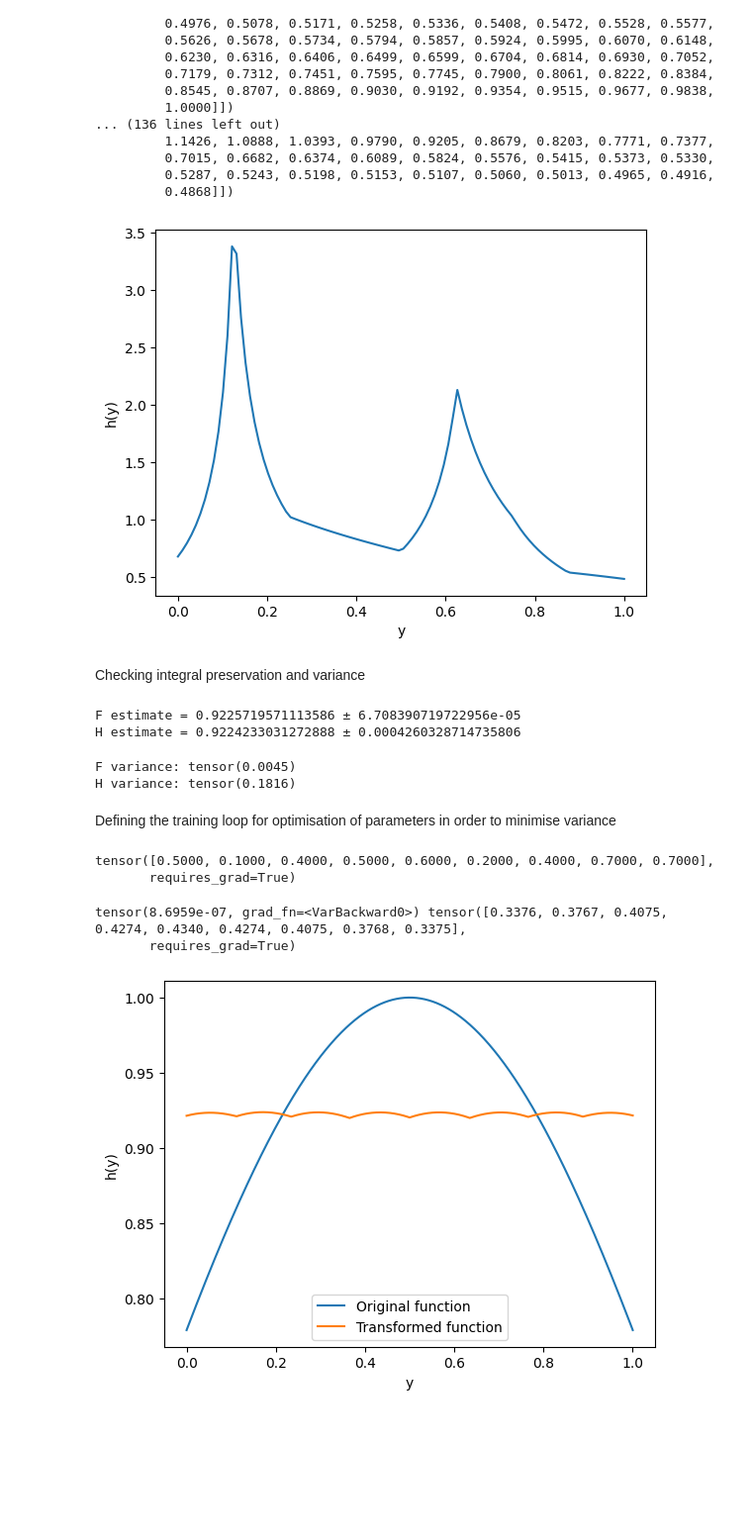
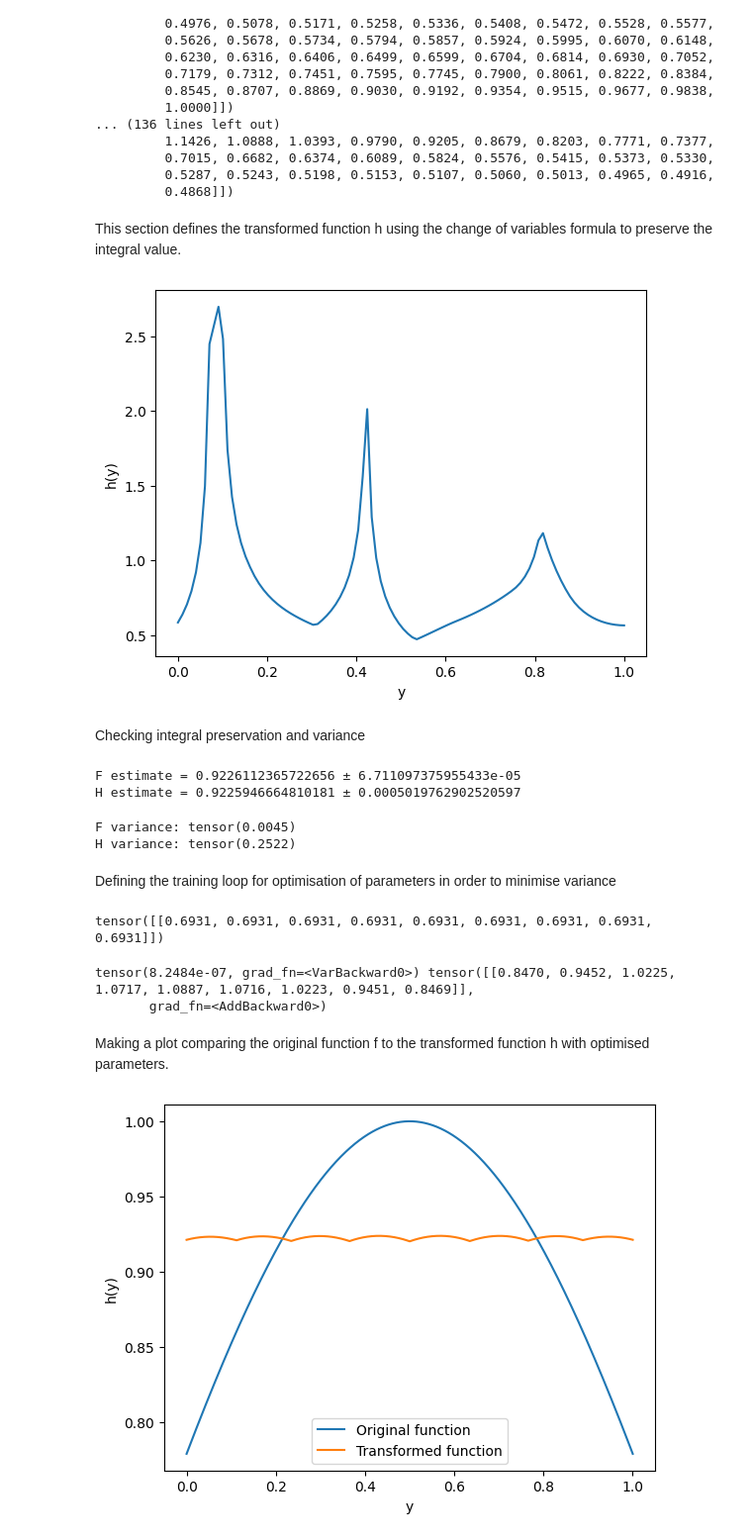
Before and after one commit to alracey/level4-project, a Jupyter notebook: piecewise_quadratic_1d_pytorch.ipynb, the cells around one changed output. Shown at 99% size. Cells and saved outputs as stored; diff of their text form; code cells hidden in the pictures; blank space fills up the shorter version.

Commit message:
Optimisation presumed successful; preliminary analysis

```diff
--- a/piecewise_quadratic_1d_pytorch.ipynb
+++ b/piecewise_quadratic_1d_pytorch.ipynb
@@ -36,7 +37,7 @@ REMEMBER you have now changed the definition of params to include the endpoints,
 # %%
-### Parameters for testing throughout ###
+### Example parameters for testing ###
 
 D, n, K = 1, 10, 8
 
 x = torch.rand(n)
-params = torch.tensor([0.5, 0.1, 0.4, 0.5, 0.6, 0.2, 0.4, 0.7, 0.9])
+params = torch.tensor([0.5, 0.4, 0.5, 0.4, 0.5, 0.4, 0.5, 0.4, 0.5])
@@ -210,7 +215,8 @@ def g(x, params):
 #test
 
 x_test = torch.linspace(0, 1, 100).repeat(D, 1)
-params = torch.tensor([0.5, 0.1, 0.4, 0.5, 0.6, 0.2, 0.4, 0.7, 0.7])
+#params = torch.tensor([0.5, 0.4, 0.5, 0.4, 0.5, 0.4, 0.5, 0.4, 0.5])
+params = torch.rand(9)
 g_test = g(x_test, params.unsqueeze(0)) # Added .unsqueeze(0) to make params (D, K+1)
 #print(x_test)
 #print(g_test)
@@ -321,6 +327,8 @@ cdf_values: tensor([[0.0000, 0.0112, 0.0216, 0.0313, 0.0402, 0.0484, 0.0558, 0.0
          0.7015, 0.6682, 0.6374, 0.6089, 0.5824, 0.5576, 0.5415, 0.5373, 0.5330,
          0.5287, 0.5243, 0.5198, 0.5153, 0.5107, 0.5060, 0.5013, 0.4965, 0.4916,
          0.4868]])
+# %% [markdown]
+This section defines the transformed function h using the change of variables formula to preserve the integral value.
 # %%
 def h(y, params):
 
@@ -395,15 +403,18 @@ def h(y, params):
 
   return f(x) * jac
 # %%
+#test plot of h
+
 y_test = torch.linspace(0, 1, 100)
+params = torch.rand(9)
 h_test = h(g_test, params.unsqueeze(0))
 #print(h_test)
 plt.plot(y_test, h_test.squeeze(0))
 plt.xlabel('y')
 plt.ylabel('h(y)')
 plt.show()
 # %% [output]
-[figure, old version]
+[figure, new version]
 # %% [markdown]
 Checking integral preservation and variance
 # %%
@@ -434,8 +445,8 @@ print(f'F estimate = {F_est} \u00b1 {alpha_F}')
 H_est, alpha_H = MC_H(N, params.unsqueeze(0))
 print(f'H estimate = {H_est} \u00b1 {alpha_H}')
 # %% [output]
-F estimate = 0.9225719571113586 ± 6.708390719722956e-05
-H estimate = 0.9224233031272888 ± 0.0004260328714735806
+F estimate = 0.9226112365722656 ± 6.711097375955433e-05
+H estimate = 0.9225946664810181 ± 0.0005019762902520597
 # %%
 #check that variances are different in general
 test_set = torch.rand(D, N)
@@ -449,27 +460,31 @@ print("F variance:", f_var)
 print("H variance:", h_var)
 # %% [output]
 F variance: tensor(0.0045)
-H variance: tensor(0.1816)
+H variance: tensor(0.2522)
 # %% [markdown]
 Defining the training loop for optimisation of parameters in order to minimise variance
-# %%
-init_params = params.clone().detach().requires_grad_(True)
-print(init_params)
-# %% [output]
-tensor([0.5000, 0.1000, 0.4000, 0.5000, 0.6000, 0.2000, 0.4000, 0.7000, 0.7000],
-       requires_grad=True)
+# %%
+#function enforcing positivity and enabling unconstrained parameters
+
+def positive_params(params):
+  return torch.nn.functional.softplus(params) + 1e-8
+
+print(positive_params(torch.zeros(D, K+1)))
+# %% [output]
+tensor([[0.6931, 0.6931, 0.6931, 0.6931, 0.6931, 0.6931, 0.6931, 0.6931, 0.6931]])
 # %%
 #optimisation via training loop - loss function is the variance
 
-def train_loop(x, init_params, K, epochs, lr):
-
-  params = init_params.clone().detach().requires_grad_(True)
-  optimiser = torch.optim.Adam([params], lr=lr)
+def train_loop(x, K, epochs, lr):
+  #torch.manual_seed(42)
+  u_params = torch.rand((D, K+1), requires_grad=True)
+  optimiser = torch.optim.Adam([u_params], lr=lr)
   loss_values = torch.zeros(epochs)
 
   for epoch in range(epochs):
-    g_eval = g(x, params.unsqueeze(0))
-    h_eval = h(g_eval, params.unsqueeze(0))
+    params = positive_params(u_params)
+    g_eval = g(x, params)
+    h_eval = h(g_eval, params)
 
     loss = torch.var(h_eval)
     loss_values[epoch] = loss
@@ -480,14 +495,19 @@ def train_loop(x, init_params, K, epochs, lr):
 
     optimiser.step()
 
-  return loss, loss_values, params
+    #if epoch % 10 == 0:
+      #print(f"Epoch: {epoch} | Loss: {loss}")
+
+  return loss, loss_values, positive_params(u_params)
 
 train_x = torch.rand(D, 1000)
-test = train_loop(train_x, init_params=params, K=8, epochs=150, lr=0.02)
+test = train_loop(train_x, K=8, epochs=150, lr=0.02)
 print(test[0], test[2])
 # %% [output]
-tensor(8.6959e-07, grad_fn=<VarBackward0>) tensor([0.3376, 0.3767, 0.4075, 0.4274, 0.4340, 0.4274, 0.4075, 0.3768, 0.3375],
-       requires_grad=True)
+tensor(8.2484e-07, grad_fn=<VarBackward0>) tensor([[0.8470, 0.9452, 1.0225, 1.0717, 1.0887, 1.0716, 1.0223, 0.9451, 0.8469]],
+       grad_fn=<AddBackward0>)
+# %% [markdown]
+Making a plot comparing the original function f to the transformed function h with optimised parameters.
 # %%
 #plot of h with optimised parameters, comparing to original function
 
```
Also changed, not shown: parts of 15 cells of this notebook.
